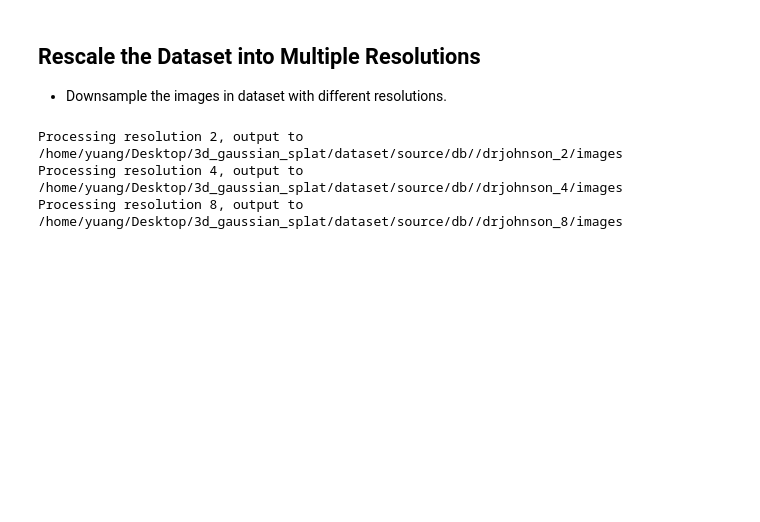
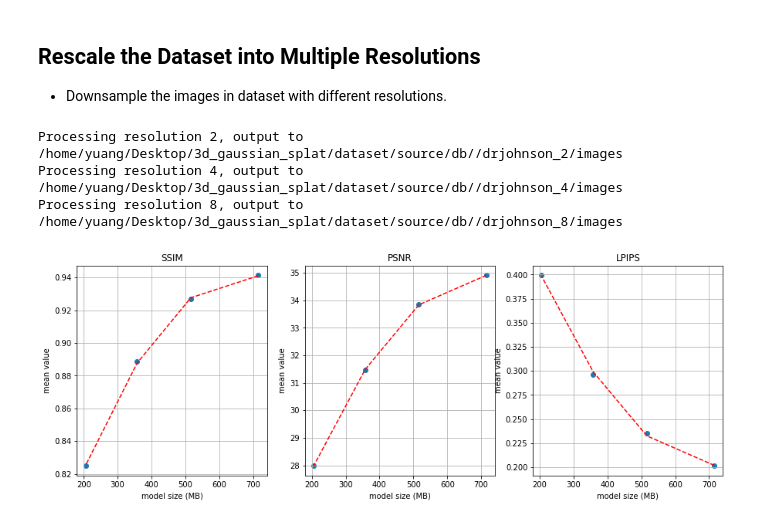
Before and after one commit to Shiyuang-scu/gaussian-splatting, a Jupyter notebook: script.ipynb, the cells around one changed output. Cells and saved outputs as stored; diff of their text form; code cells hidden in the pictures; blank space fills up the shorter version.

```diff
--- a/script.ipynb
+++ b/script.ipynb
@@ -951,7 +951,7 @@ PlyData([el]).write(path)
 - Downsample the images in dataset with different resolutions.
 # %%
 resolutions = [2,4,8] # 1/2, 1/4, 1/8
-dataset_root = "/home/yuang/Desktop/3d_gaussian_splat/dataset/source/db/"
+dataset_root = "/home/yuang/Desktop/3d_gaussian_splat/dataset/source/db"
 raw_dataset_path = f"{dataset_root}/drjohnson_1/images"
 
 for resolution in resolutions:
@@ -962,8 +962,8 @@ for resolution in resolutions:
         if image.endswith("jpg") and not image.startswith("."):
             ori_img = cv2.imread(os.path.join(raw_dataset_path, image))
             down_img = cv2.resize(ori_img, (ori_img.shape[1]//resolution, ori_img.shape[0]//resolution))
-            up_img = cv2.resize(down_img, (ori_img.shape[1], ori_img.shape[0]))
-            cv2.imwrite(os.path.join(output_path, image), up_img)
+            # up_img = cv2.resize(down_img, (ori_img.shape[1], ori_img.shape[0]))
+            cv2.imwrite(os.path.join(output_path, image), down_img)
 # %% [output]
 Processing resolution 2, output to /home/yuang/Desktop/3d_gaussian_splat/dataset/source/db//drjohnson_2/images
 Processing resolution 4, output to /home/yuang/Desktop/3d_gaussian_splat/dataset/source/db//drjohnson_4/images
@@ -970,0 +1014,27 @@ Processing resolution 8, output to /home/yuang/Desktop/3d_gaussian_splat/dataset
+# %%
+# plot the mean SSIM, PSNR, LPIPS against the model size
+fig, axs = plt.subplots(1, 3, figsize=(15, 5))
+
+for metric, ax in zip(list(size_quality_dict[dataset_resolution_list[0]].keys())[1:], axs):
+    if metric != "size":
+        ax.scatter([size_quality_dict[size]['size'] for size in dataset_resolution_list], [np.mean(size_quality_dict[size][metric]) for size in dataset_resolution_list], marker='o')
+        ax.set_title(metric)
+        ax.set_xlabel("model size (MB)")
+        ax.set_ylabel("mean value")
+        ax.grid()
+        # if metric == "SSIM":
+        #     ax.set_ylim(0.87, 0.93)
+        # elif metric == "PSNR":
+        #     ax.set_ylim(25, 32)
+        # elif metric == "LPIPS":
+        #     ax.set_ylim(0.24, 0.32)
+
+
+        # plot a fitted line based on the points, using polyfit with degree 2
+        x = np.array([size_quality_dict[size]['size'] for size in dataset_resolution_list])
+        y = np.array([np.mean(size_quality_dict[size][metric]) for size in dataset_resolution_list])
+        z = np.polyfit(x, y, 2)
+        p = np.poly1d(z)
+        ax.plot(x, p(x), "r--")
+# %% [output]
+[figure, added]
```
Also changed, not shown: parts of 2 cells of this notebook.
